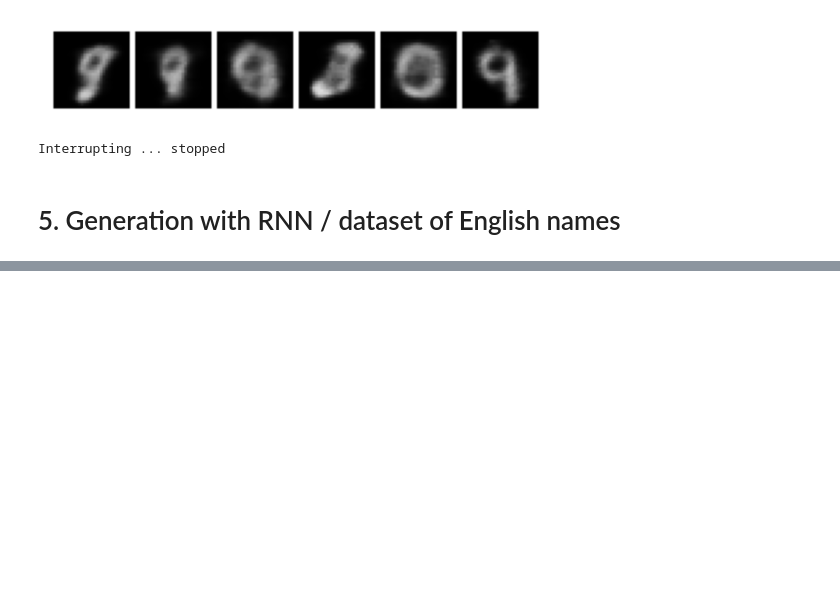
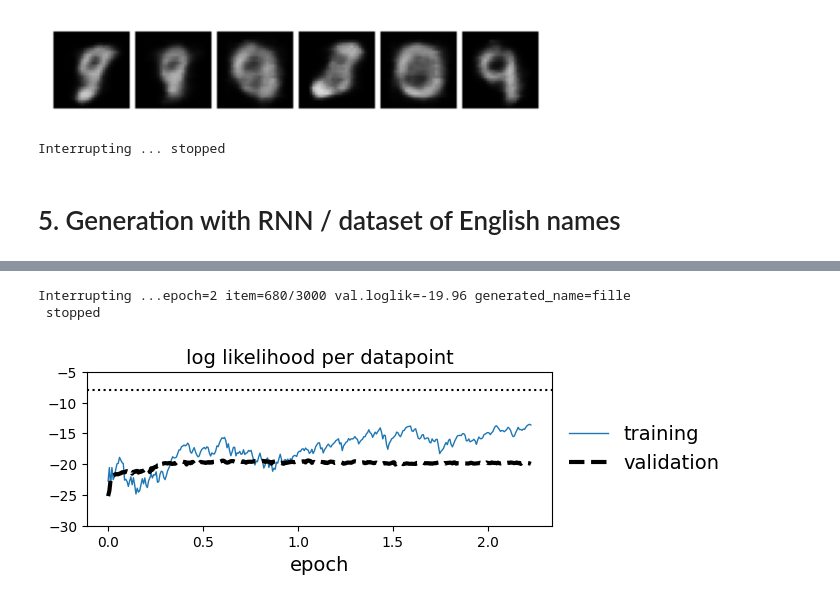
Before and after one commit to damonjw/datasci, a Jupyter notebook: nn.ipynb, the cells around one changed output, grey strips where cells are left out. Drawn from its saved outputs; the diff is of its cells as text; code cells hidden in the pictures; blank space fills up the shorter version.

```diff
--- a/nn.ipynb
+++ b/nn.ipynb
@@ -520,19 +528,24 @@ with Interruptable() as check_interrupted:
             IPython.display.clear_output(wait=True)
             with torch.no_grad():
                 eval_loglik = np.mean([model(n[:,None,:]).item() for n in names_oh_holdout])
-            print(f'epoch={epoch} item={i}/{len(names_oh)} loglik.e={eval_loglik:.4} loglik({names[j]})={loglik.item():.4} name={model.generate()}')
+            print(f'epoch={epoch} item={i}/{len(names_oh)} val.loglik={eval_loglik.item():.4} generated_name={model.generate()}')
             loss_history.append((epoch+i/len(names_oh), loglik.item(), eval_loglik))
+# %% [output]
+Interrupting ...epoch=2 item=680/3000 val.loglik=-19.96 generated_name=fille
+ stopped
 # %%
 # Simple plot of the training loss
 
 df = pandas.DataFrame.from_records(loss_history, columns=['epoch','loglik_tr','loglik_eval'])
 fig,ax = plt.subplots(figsize=(6,2))
 ax.plot(df.epoch, df.loglik_tr.ewm(com=8).mean(), linewidth=1, label='training') # ewm computes moving average
-ax.plot(df.epoch, df.loglik_eval, linewidth=3, linestyle='dashed', color='black', label='holdout')
+ax.plot(df.epoch, df.loglik_eval, linewidth=3, linestyle='dashed', color='black', label='validation')
 ax.axhline(y=np.log(1/len(names_oh)), color='black', linestyle=':')
 
 ax.set_ylim([-30,-5])
 ax.set_title('log likelihood per datapoint', fontsize=14)
 ax.set_xlabel('epoch', fontsize=14)
 plt.legend(bbox_to_anchor=(1,.5), loc='center left', frameon=False, fontsize=14)
 plt.show()
+# %% [output]
+[figure, added]
```
Also changed, not shown: parts of 2 cells of this notebook.
